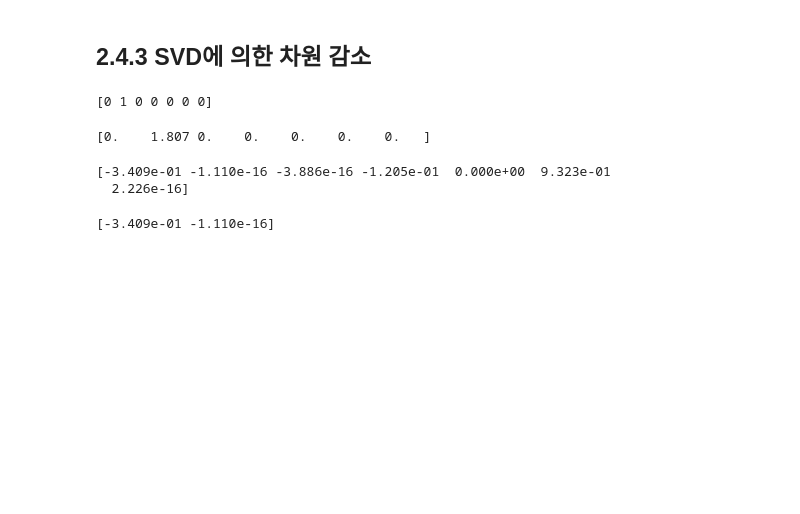
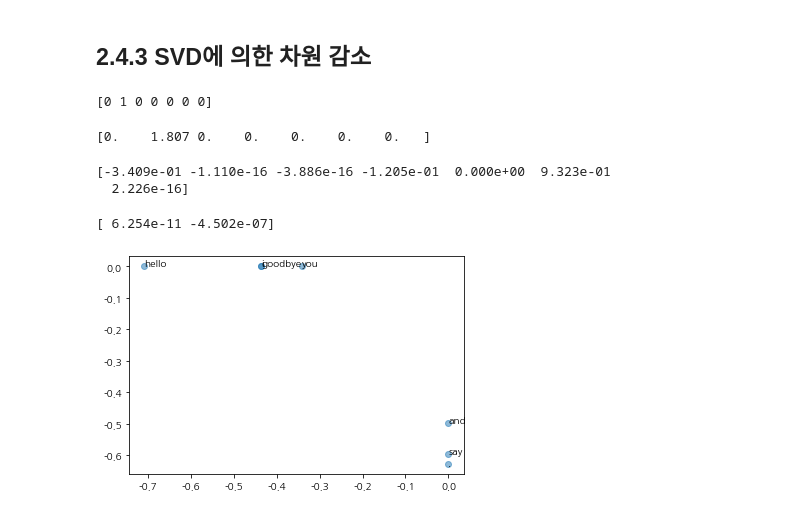
Before and after one commit to RoadoneP/Deep_Learning_From_Scratch_2, a Jupyter notebook: 2장.ipynb, the cells around one changed output. Drawn from its saved outputs; the diff is of its cells as text; code cells hidden in the pictures; blank space fills up the shorter version.

```diff
--- a/2장.ipynb
+++ b/2장.ipynb
@@ -74,7 +85,7 @@ def create_co_matrix(corpus, vocab_size, window_size=1):
     corpus_size = len(corpus)
     co_matrix = np.zeros((vocab_size, vocab_size), dtype=np.int32)
 
-    for idx. word_id in enumerate(corpus):
+    for idx, word_id in enumerate(corpus):
         for i in range(1, window_size + 1):
             left_idx = idx - i #window사이즈 지정
             right_idx =idx + i
@@ -85,6 +96,6 @@ def create_co_matrix(corpus, vocab_size, window_size=1):
 
             if right_idx < corpus_size:
                 right_word_id = corpus[right_idx]
-                co_matrix[word_id, right_word] += 1
+                co_matrix[word_id, right_word_id] += 1
 
     return co_matrix
@@ -155,8 +189,10 @@ most_similar('you', word_to_id, id_to_word, C, top=5)
 def ppmi(C, verbose=False, eps=1e-8):
     #verbose = True 중간 진행상황 출력
     M = np.zeros_like(C, dtype=np.float32)
-    N = np.sum(C)
-    S = np.sum(C, axis=0)
+    N = np.sum(C) 14
+    S = np.sum(C, axis=0) # 각열의 빈도 수 [1 4 2 2 2 2 1]
+    print(N)
+    print(S)
     total = C.shape[0] * C.shape[1]
     cnt = 0
 
@@ -232,4 +277,12 @@ print(U[0]) # SVD
 # %%
 print(U[0, :2])
 # %% [output]
-[-3.409e-01 -1.110e-16]
+[ 6.254e-11 -4.502e-07]
+# %%
+for word, word_id in word_to_id.items():
+    plt.annotate(word, (U[word_id, 0], U[word_id, 1]))
+
+plt.scatter(U[:,0], U[:,1], alpha=0.5)
+plt.show()
+# %% [output]
+[figure, added]
```
Also changed, not shown: parts of 19 cells of this notebook, 3 other files.
